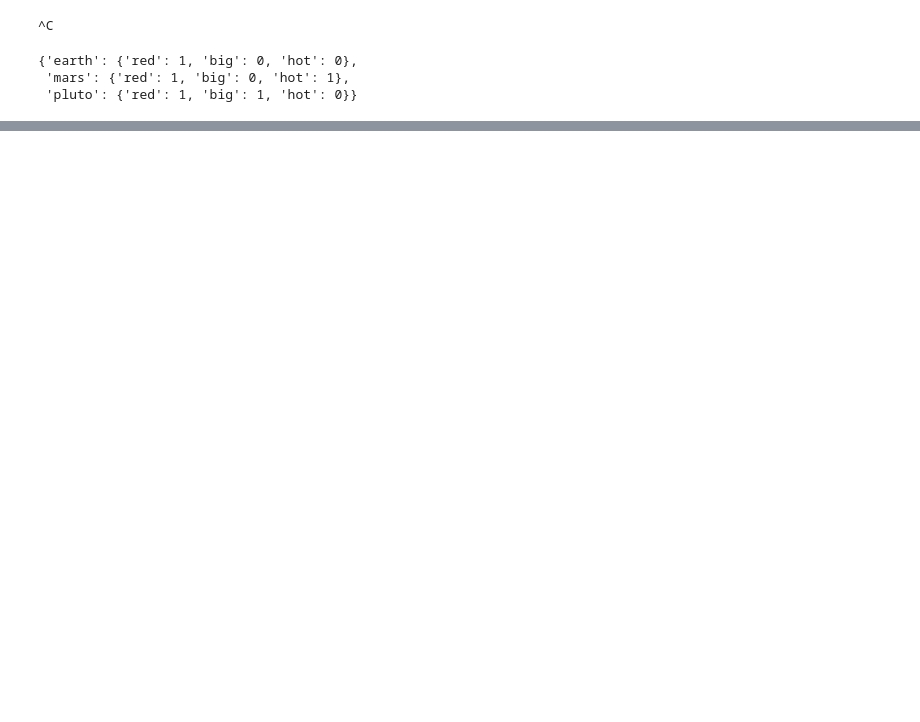
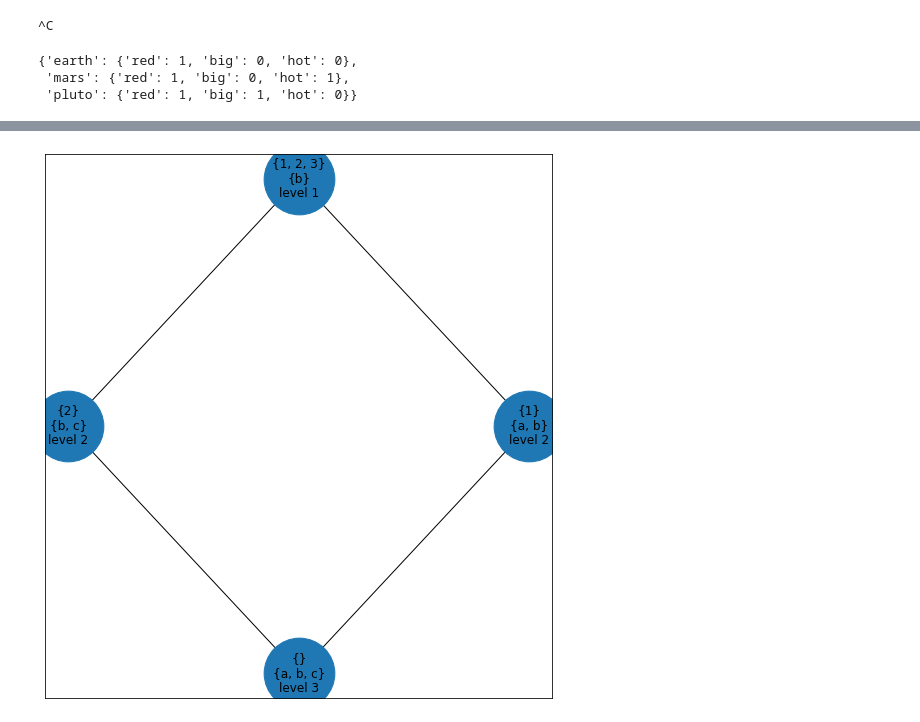
Before and after one commit to egorsmth/fcm, a Jupyter notebook: Untitled.ipynb, the cells around one changed output, grey strips where cells are left out. Cells and saved outputs as stored; diff of their text form; code cells hidden in the pictures; blank space fills up the shorter version.

```diff
--- a/Untitled.ipynb
+++ b/Untitled.ipynb
@@ -165,3 +166,10 @@ a = Context(["1", "2", "3", "4", "5", "6", "7"],
                 [1,0,0,0,1,0,1,0,0],
                 [1,0,0,0,1,0,1,0,1],
             ])
+aa = Context(["1", "2", "3"],
+            ["a", "b", "c"],
+            [
+                [1,1,0],
+                [0,1,1],
+                [0,1,0],
+            ])
@@ -208,0 +368,10 @@ nx.draw(G)
+# %%
+
+originalL = copy.deepcopy(nextNeighbours(aa))
+originalCtx = copy.deepcopy(aa)
+
+testingL = copy.deepcopy(originalL)
+testingCtx = copy.deepcopy(originalCtx)
+
+(nCtx, nL) = addAttr(testingCtx, testingL, "JOJ", [0,0,1])
+print(nCtx)
@@ -208,0 +387,4 @@ nx.draw(G)
+# %%
+draw(originalL)
+# %% [output]
+[figure, added]
```
Also changed, not shown: parts of 10 cells of this notebook.
